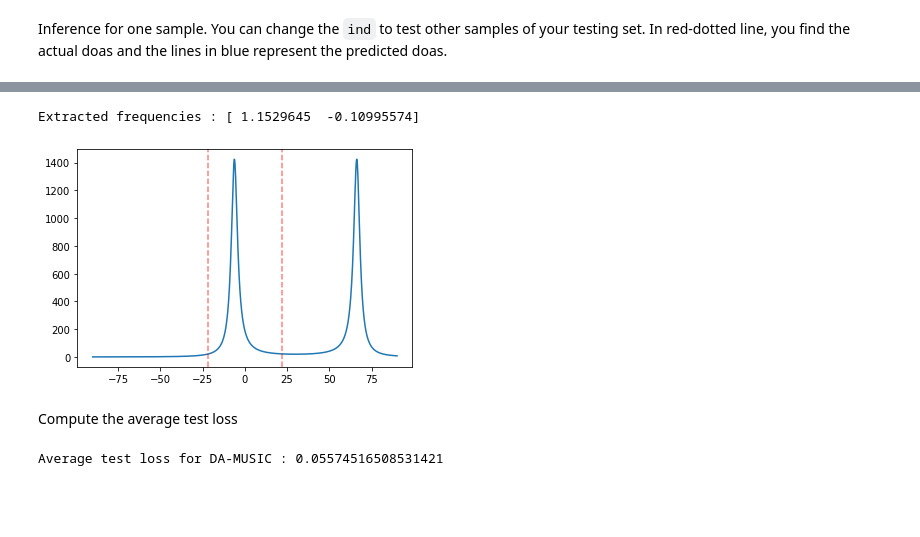
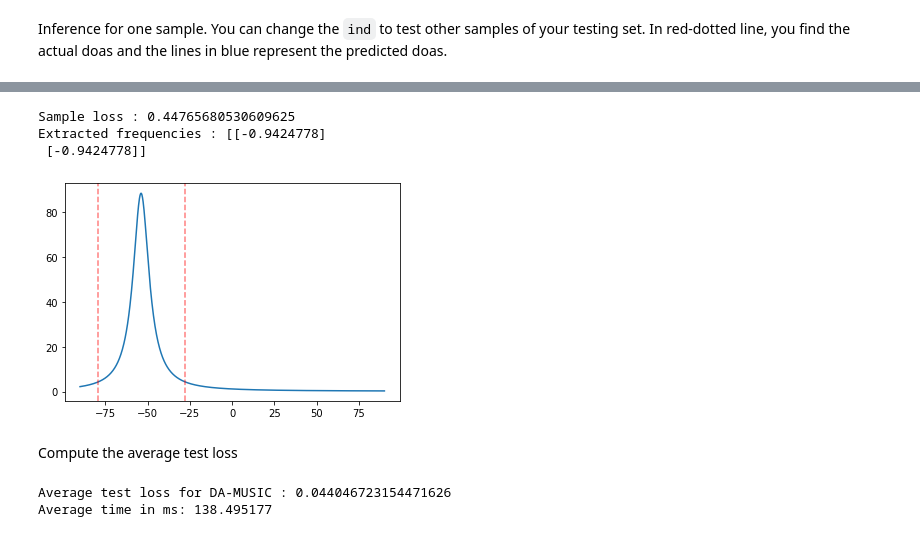
Before and after one commit to MichelDucartier/music_doa, a Jupyter notebook: MUSIC_ML_inference.ipynb, the cells around one changed output, grey strips where cells are left out. Saved outputs shown, nothing was run; the diff lists cells and outputs as text; code cells hidden in the pictures; blank space fills up the shorter version.

Commit message:
Update benchmark with running time

```diff
--- a/MUSIC_ML_inference.ipynb
+++ b/MUSIC_ML_inference.ipynb
@@ -124,44 +125,60 @@ Sample loss : 0.03706805278802458
 # %%
-ind = 0
+ind = 42
 
 doas = test_output[ind]
 samples = test_input[ind]
 
-spectrum = music(test_input[ind], 2, mics_coords.T, SOUND_SPEED / 2, correlated=True, verbose=False)
+spectrum = music(test_input[ind], 2, mics_coords.T, SOUND_SPEED / 2, correlated=False, verbose=False)
 
 # normalized_freq = 0.2
 # fs = SOUND_SPEED / (2 * normalized_freq)
-# length = 10
-# spectrum = music_with_frequency(test_input[ind].conj(), 2, fs, mics_coords.T, freq_range=[normalized_freq * fs - length, normalized_freq * fs + length], correlated=True)
+# length = 100
+# spectrum = music_with_frequency(test_input[ind].conj(), 2, fs, mics_coords.T, freq_range=[normalized_freq * fs - length, normalized_freq * fs + length], correlated=False)
 
 X = np.linspace(-90, 90, 1000)
 plt.plot(X, [spectrum((x / 180) * np.pi) for x in X])
 
 
+estimations = extract_frequencies(spectrum, 2, [-np.pi/2, np.pi/2], resolution=1000)
+
+if len(estimations) == 1:
+    estimations = np.array([estimations, estimations])
+
 for pred, true in zip(estimations, doas):
     angle = (true + np.pi/2) % (np.pi) - np.pi/2
     plt.axvline(angle * 180 / np.pi, color='r', alpha=0.5, linestyle='--')
 
-print("Extracted frequencies :", extract_frequencies(spectrum, 2, [-np.pi/2, np.pi/2], resolution=1000))
+print("Sample loss :", rmspe_loss(torch.tensor(estimations), doas, 2).item())
+print("Extracted frequencies :", estimations)
 
 plt.show()
 # %% [output]
-Extracted frequencies : [ 1.1529645  -0.10995574]
+Sample loss : 0.44765680530609625
+Extracted frequencies : [[-0.9424778]
+ [-0.9424778]]
-[figure, old version]
+[figure, new version]
 # %% [markdown]
 Compute the average test loss
 # %%
 def compute_test_loss(test_input, test_output, n_sources):
     losses = np.zeros(len(test_input))
+    times = []
 
     for i, (a, doas) in tqdm(list(enumerate(zip(test_input, test_output)))):
+        start = time.time_ns()
         predicted, _ = predict(model, a, n_sources)
+        end = time.time_ns()
+        times.append((end - start) / 1e6)
+
         losses[i] = rmspe_loss(torch.tensor(predicted), torch.tensor(doas), n_sources)
 
-    return np.mean(losses)
+    return np.mean(losses), np.mean(times)
 
-print("Average test loss for DA-MUSIC :", compute_test_loss(test_input, test_output, 2))
+loss, average_time = compute_test_loss(test_input, test_output, 2)
+print(f"Average test loss for DA-MUSIC : {loss}")
+print(f"Average time in ms: {average_time}")
 # %% [output]
-Average test loss for DA-MUSIC : 0.05574516508531421
+Average test loss for DA-MUSIC : 0.044046723154471626
+Average time in ms: 138.495177
 # %%
 def compute_standard_music_test_loss(test_input, test_output, n_sources):
```
Also changed, not shown: parts of 3 cells of this notebook.
